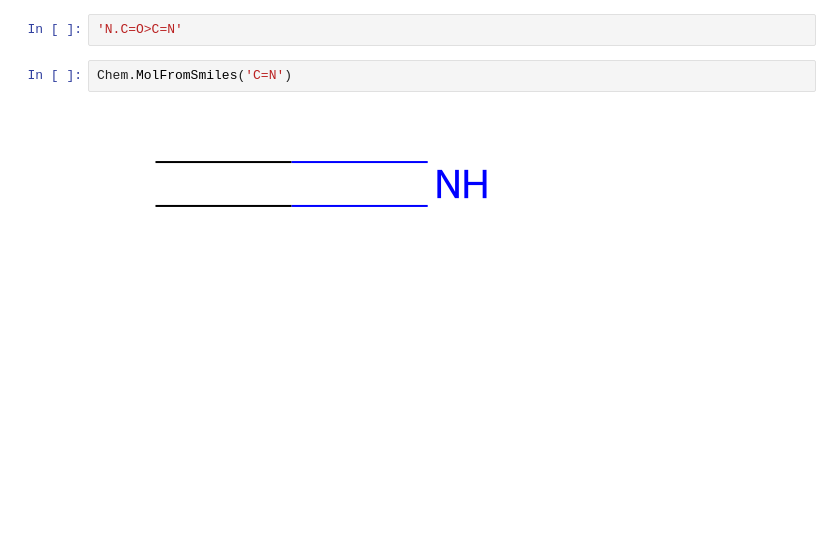
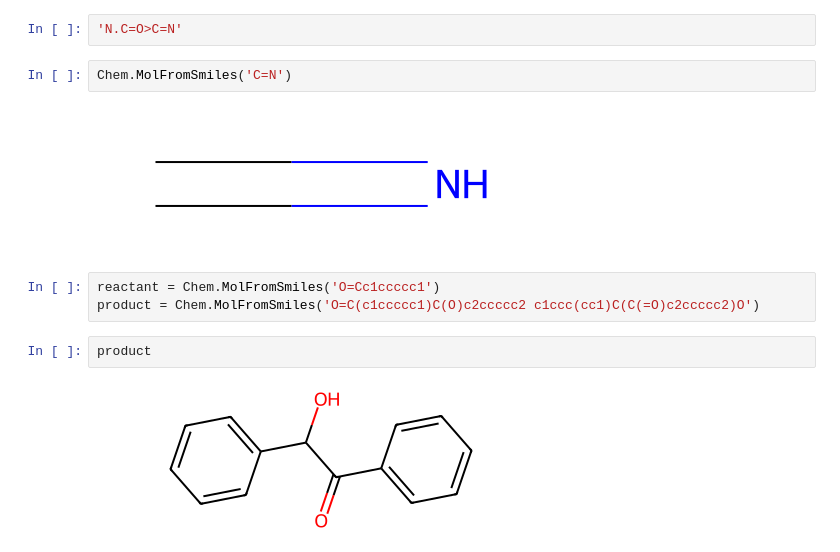
Before and after one commit to TieuLongPhan/SynRBL, a Jupyter notebook: Pipeline/Validation/check_rule_based.ipynb, the cells around one changed output. Drawn from its saved outputs; the diff is of its cells as text; blank space fills up the shorter version.

```diff
--- a/Pipeline/Validation/check_rule_based.ipynb
+++ b/Pipeline/Validation/check_rule_based.ipynb
@@ -650,3 +650,10 @@ Chem.MolFromSmiles('N.C=O')
 Chem.MolFromSmiles('C=N')
 # %% [output]
 [figure]
+# %%
+reactant = Chem.MolFromSmiles('O=Cc1ccccc1')
+product = Chem.MolFromSmiles('O=C(c1ccccc1)C(O)c2ccccc2 c1ccc(cc1)C(C(=O)c2ccccc2)O')
+# %%
+product
+# %% [output]
+[figure, added]
```
Also changed, not shown: parts of 7 cells of this notebook, 14 other files.
